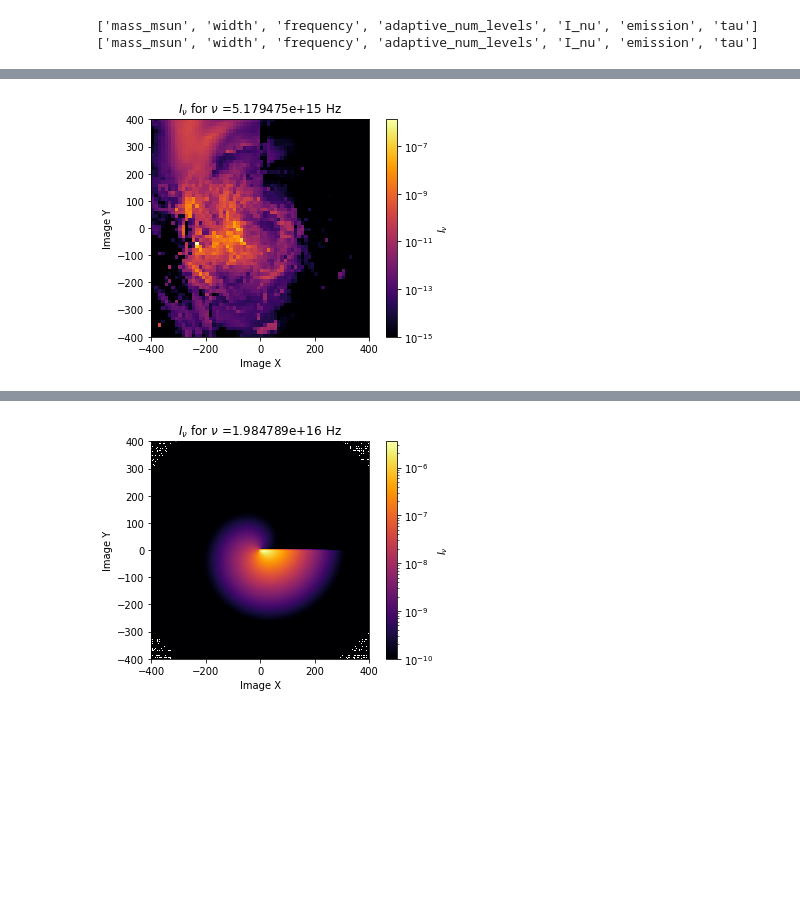
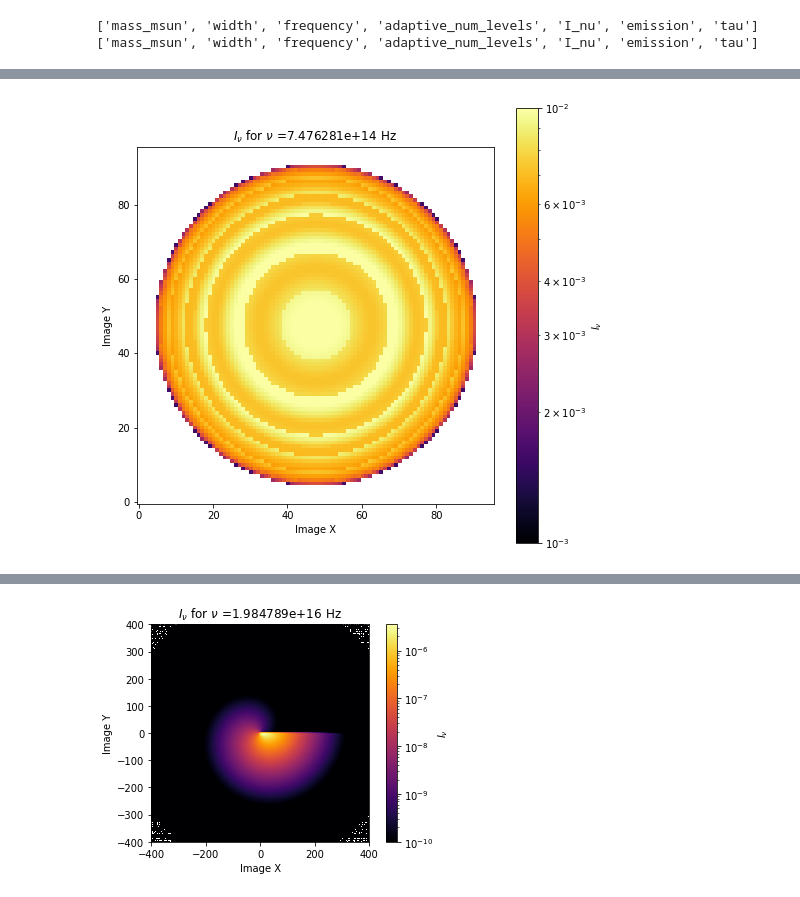
Before and after one commit to thomas-03/blacklight, a Jupyter notebook: scripts/imageFiles.ipynb, the cells around one changed output, grey strips where cells are left out. Saved outputs shown, nothing was run; the diff lists cells and outputs as text; code cells hidden in the pictures; blank space fills up the shorter version.

```diff
--- a/scripts/imageFiles.ipynb
+++ b/scripts/imageFiles.ipynb
@@ -30,9 +30,9 @@ T0=v0**2*mu*mp #temperature unit
 rho0=2*G*Mbh/c**2
 e= 4.80320425e-10
 # %%
-file = np.load('../output/cbdisk/ff_only/r1600_w800_inc45_inclMid.npz')
+file = np.load('../output/spherical_thomson/test_ff_thom_spherical_deltaTauBig.npz')
 print(list(file.keys()))
-file2 = np.load('../output/r1600_w800_pinhole_cbdisk_inc90_opacTable.npz')
+file2 = np.load('../output/spherical_thomson/test_ff_thom_spherical.npz')
 print(list(file2.keys()))
 # %% [output]
 ['mass_msun', 'width', 'frequency', 'adaptive_num_levels', 'I_nu', 'emission', 'tau']
@@ -40,13 +58,14 @@ print(list(file2.keys()))
 # %%
-frequencies = np.array(file['frequency'][6])
-plt.imshow(file['I_nu'][6],cmap='inferno',origin='lower',norm=colors.LogNorm(vmin=1e-15),extent=[-400,400,-400,400])
+fig,ax = plt.subplots(figsize=(8,8))
+frequencies = np.array(file2['frequency'][5])
+plt.imshow(file2['I_nu'][5],cmap='inferno',origin='lower',norm=colors.LogNorm(vmin=1e-3,vmax=1e-2))
 plt.colorbar(label="$I_\\nu$")
 plt.xlabel('Image X')
 plt.ylabel('Image Y')
 plt.title("$I_\\nu$ for $\\nu$ ={freq:e} Hz".format(freq=frequencies))
 #plt.title('$I_\\nu$ w middle for i=90')
 
-#plt.savefig('../plots/tde_I_nu_spm.png', bbox_inches='tight', dpi=300)
+#plt.savefig('../plots/cbdisk/ff_tabular/i45_cbdisk_Inu.png', bbox_inches='tight', dpi=300)
 plt.show()
 # %% [output]
-[figure, old version]
+[figure, new version]
```
Also changed, not shown: parts of 8 cells of this notebook, 22 other files.
